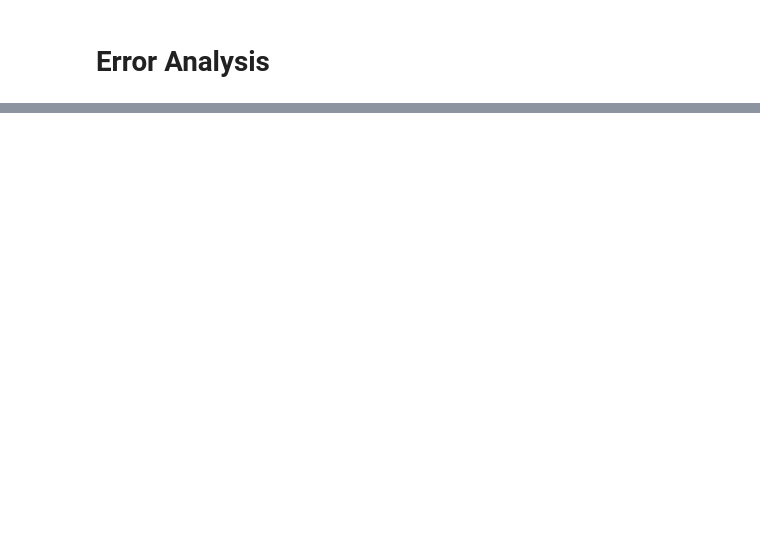
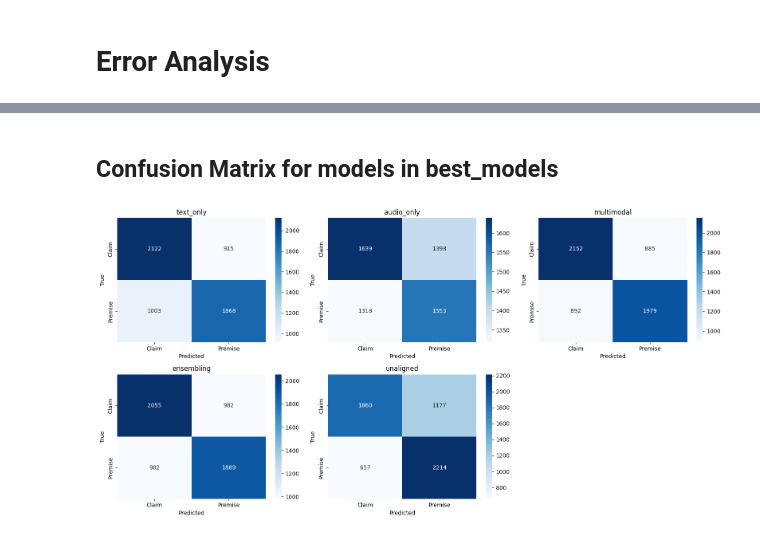
Before and after one commit to StefanoColamonaco/Multimodal-AM, a Jupyter notebook: main.ipynb, the cells around one changed output, grey strips where cells are left out. Saved outputs shown, nothing was run; the diff lists cells and outputs as text; code cells hidden in the pictures; blank space fills up the shorter version.

```diff
--- a/main.ipynb
+++ b/main.ipynb
@@ -938,0 +987,19 @@ Epoch: 7, Training Loss: 0.0445, Validation Loss: 0.0485, accuracy = 0.6983, F1=
+# %% [markdown]
+## Confusion Matrix for models in best_models
+# %%
+fig, axes = plt.subplots(2, 3, figsize=(16, 8))
+for i, model_name in enumerate(test_results.keys()):
+    best_result = best_results[model_name]
+
+    cm = confusion_matrix([ID_2_LABEL[label.item()] for label in best_result['targ'].cpu()],
+                      [ID_2_LABEL[label.item()] for label in best_result['pred'].cpu()])
+
+    sns.heatmap(cm, annot=True, ax=axes[i//3][i%3], fmt='d', cmap='Blues', xticklabels=['Claim', 'Premise'], yticklabels=['Claim', 'Premise'])
+    axes[i//3][i%3].set_title(model_name)
+    axes[i//3][i%3].set_xlabel('Predicted')
+    axes[i//3][i%3].set_ylabel('True')
+axes[1][2].axis('off')
+plt.tight_layout()
+plt.show()
+# %% [output]
+[figure, added]
```
Also changed, not shown: parts of 28 cells of this notebook.
